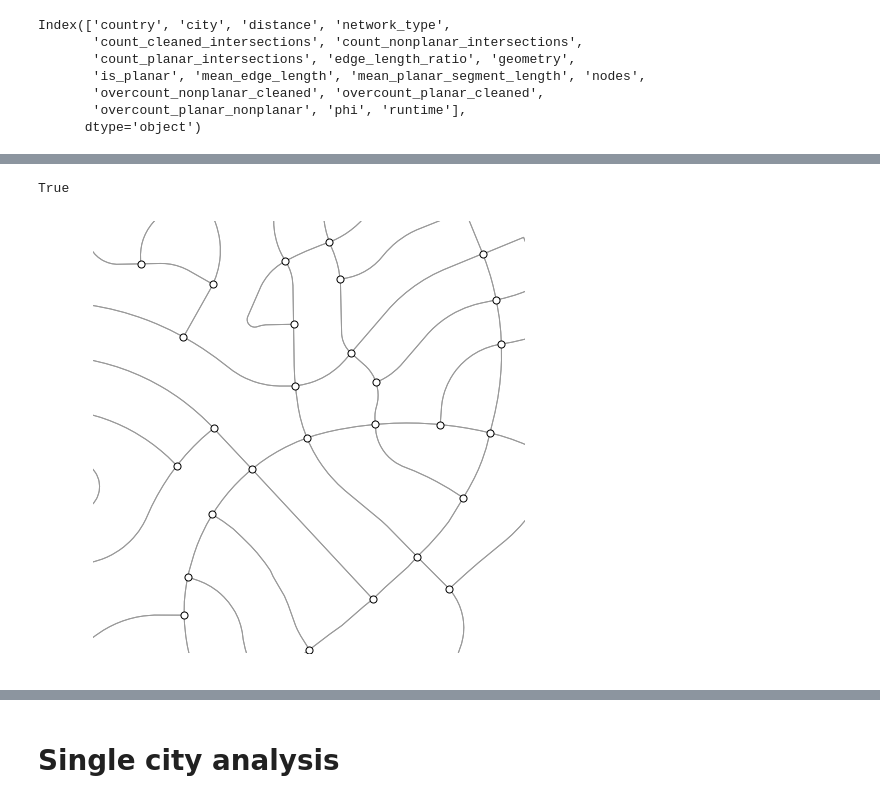
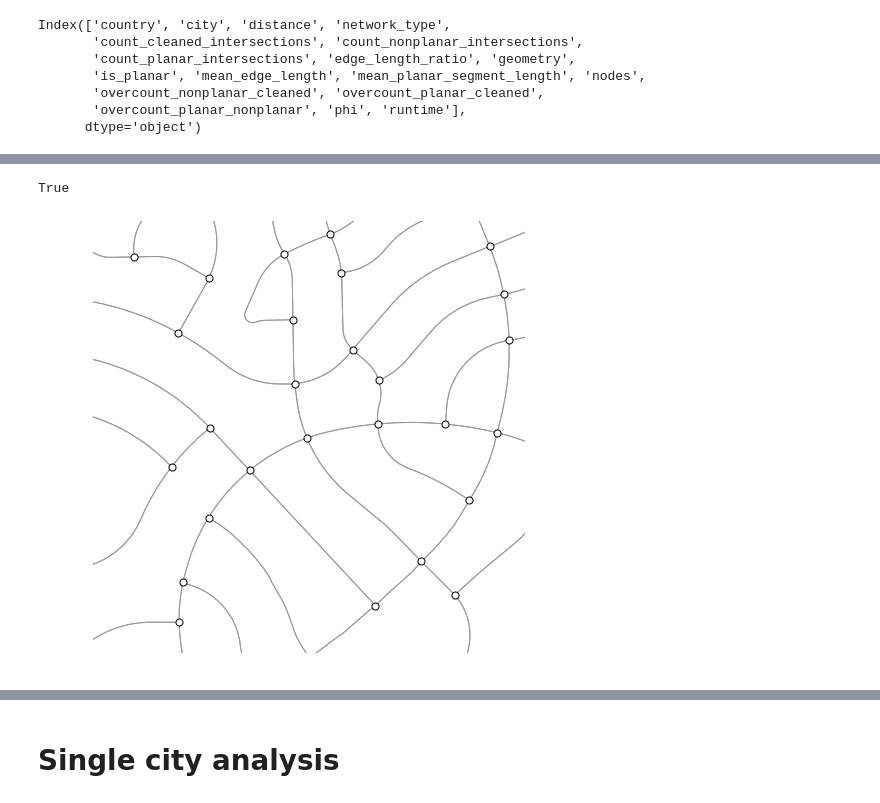
Before and after one commit to gboeing/planar-vs-nonplanar, a Jupyter notebook: planar-vs-nonplanar-analysis.ipynb, the cells around one changed output, grey strips where cells are left out. Saved outputs shown, nothing was run; the diff lists cells and outputs as text; code cells hidden in the pictures.

```diff
--- a/planar-vs-nonplanar-analysis.ipynb
+++ b/planar-vs-nonplanar-analysis.ipynb
@@ -374,18 +376,20 @@ print(1 - walk['edge_length_ratio'].mean())
 # %%
 pt = (38.586683, -121.375365)
 dist = 500
 
 G = ox.graph_from_point(pt, network_type='drive', distance=dist*2, truncate_by_edge=True)
 G = ox.project_graph(G)
 
 warnings.filterwarnings(action='ignore')
 print(planarity.is_planar(G))
 warnings.filterwarnings(action='default')
 
 bbox = ox.bbox_from_point(pt, dist, project_utm=True)
 fig, ax = ox.plot_graph(G, bbox=bbox, fig_height=6, fig_width=6,
                         node_size=50, node_zorder=2, node_color='w', node_edgecolor='k',
-                        save=True, filename='planar', file_format='svg')
+                        save=True, filename='planar', file_format='svg', dpi=600, margin=0)
+
+#fig.savefig(fname='images/planar.png', dpi=600)
 # %% [output]
 True
-[figure, old version]
+[figure, new version]
```
Also changed, not shown: parts of 22 cells of this notebook, 16 other files.
